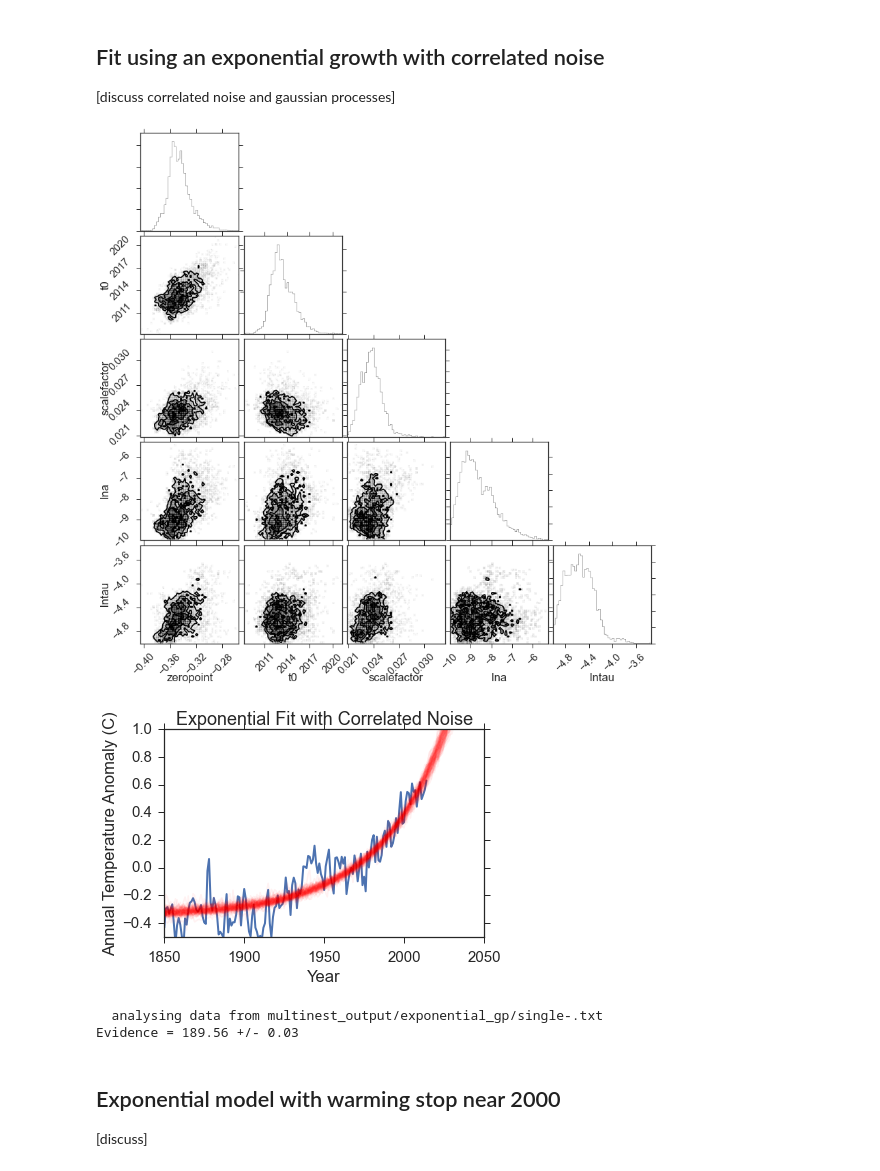
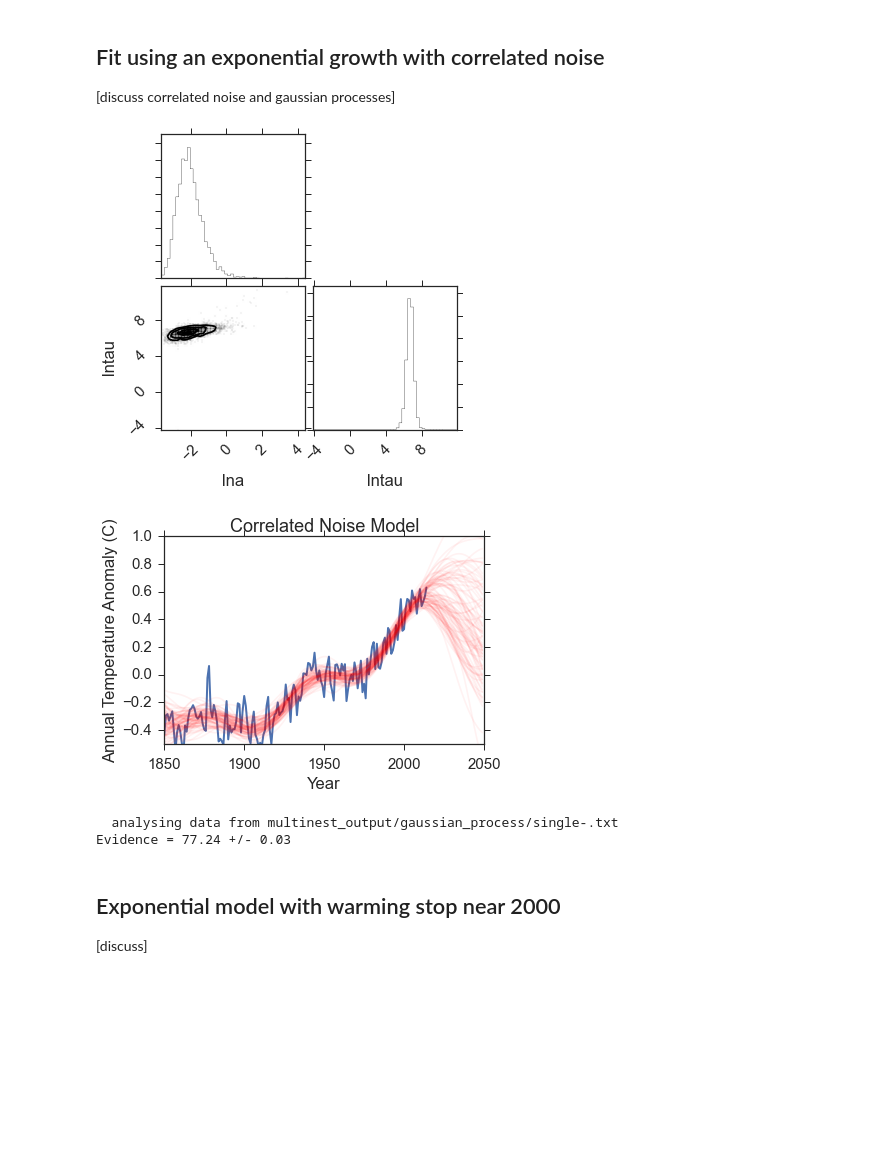
Before and after one commit to kgullikson88/Ipython_Notebooks, a Jupyter notebook: Climate_Data_multinest.ipynb, the cells around one changed output. Drawn from its saved outputs; the diff is of its cells as text; code cells hidden in the pictures; blank space fills up the shorter version.

```diff
--- a/Climate_Data_multinest.ipynb
+++ b/Climate_Data_multinest.ipynb
@@ -109,18 +114,16 @@ Evidence = 101.68 +/- 0.10
 # %%
 import george
 from george import kernels
-class ExponentialGPFitter(Fitters.MultiNestFitter):
+class GPFitter(Fitters.MultiNestFitter):
+
     def mnest_prior(self, cube, ndim, nparams):
         """
         Put in the priors for the parameters here.
         PyMultinest puts all the parameters as uniform distributions from 0-1. We need to transform
           that into the cumulative distribution function for the prior we want.
         """
-        cube[0] = cube[0] - 1 #zero-point: uniform on [-1, 0]
-        cube[1] = cube[1]*1000 + 1500  # Exponential turnover time: uniform on [1500, 2500]
-        cube[2] = cube[2]*0.1  # Exponential scale factor: uniform on [0, 0.1]
-        cube[3] = cube[3]*15 - 10  # ln(a), where a multiplies the GP
-        cube[4] = cube[4]*25 - 5   #ln(tau), where tau is the GP scale factor
+        cube[0] = cube[0]*15 - 10  # ln(a), where a multiplies the GP
+        cube[1] = cube[1]*25 - 5   #ln(tau), where tau is the GP scale factor
         return
 
     def model(self, pars, t):
@@ -130,16 +133,18 @@ class ExponentialGPFitter(Fitters.MultiNestFitter):
         zeropoint, t0, scale_factor = pars
         return np.exp(scale_factor*(t-t0)) + zeropoint
 
+
     def _lnlike(self, pars):
         """
         Over-riding the likelihood function evaluation to use Gaussian Processes.
         """
-        y_pred = self.model(pars[:-2], self.x)
+        y_pred = np.zeros(len(self.x))
 
-        a, tau = np.exp(pars[-2:])
+        a, tau = np.exp(pars)
         gp = george.GP(a * kernels.ExpSquaredKernel(tau), solver=george.HODLRSolver)
         gp.compute(self.x, self.yerr)
         return gp.lnlikelihood(self.y - y_pred)
+
 
     def predict(self, x, N=100, highest=False):
         """
@@ -165,10 +170,10 @@ class ExponentialGPFitter(Fitters.MultiNestFitter):
         y = []
         for i, p in enumerate(pars):
             #print('Generating GP samples for iteration {}/{}'.format(i+1, len(pars)))
-            ypred_data = self.model(p[:-2], self.x)
-            ypred = self.model(p[:-2], x)
+            ypred_data = np.zeros(len(self.x))
+            ypred = np.zeros(len(x))
 
-            a, tau = np.exp(p[-2:])
+            a, tau = np.exp(p)
             gp = george.GP(a * kernels.ExpSquaredKernel(tau), solver=george.HODLRSolver)
             gp.compute(self.x, self.yerr)
             s = gp.sample_conditional(self.y - ypred_data, x) + ypred
@@ -177,20 +182,20 @@ class ExponentialGPFitter(Fitters.MultiNestFitter):
         return np.array(y)
 # %%
 # Set up a new sampler
-exp_gp_fitter = ExponentialGPFitter(x=berkeley_data.Year.values, y=berkeley_data.Anomaly.values,
+gp_fitter = GPFitter(x=berkeley_data.Year.values, y=berkeley_data.Anomaly.values,
                                     yerr=berkeley_data.Anomaly_err.values,
-                                    param_names=['zeropoint', 't0', 'scalefactor', 'lna', 'lntau'])
+                                    param_names=['lna', 'lntau'])
 # %%
-exp_gp_fitter.fit(overwrite=False, basename='multinest_output/exponential_gp/single-')
+gp_fitter.fit(overwrite=False, basename='multinest_output/gaussian_process/single-')
 # %%
-exp_gp_fitter.triangle()
+gp_fitter.triangle()
 # %% [output]
-[figure, old version]
+[figure, new version]
 # %%
 # plot
 fig, ax = plt.subplots()
 ax.plot(berkeley_data.Year, berkeley_data.Anomaly, lw=2)
-ax = exp_gp_fitter.plot_samples(t_samples, N=100, color='red', alpha=0.05, ax=ax)
+ax = gp_fitter.plot_samples(t_samples, N=100, color='red', alpha=0.05, ax=ax)
 ax.set_ylim((-0.5, 1))
 #ax.set_xlabel('Year')
 #ax.set_ylabel('$\Delta T$')
@@ -199,16 +204,16 @@ ax.set_ylim((-0.5, 1))
 plt.xlabel('Year')
 plt.ylabel('Annual Temperature Anomaly (C)')
 plt.subplots_adjust(left=0.16, bottom=0.18)
-plt.title('Exponential Fit with Correlated Noise')
-plt.savefig('{}Exp_GP.png'.format(outdir))
+plt.title('Correlated Noise Model')
+plt.savefig('{}GaussianProcess.png'.format(outdir))
 # %% [output]
-[figure, old version]
+[figure, new version]
 # %%
-exp_gp_evidence = exp_gp_fitter.evidence
-print('Evidence = {:.2f} +/- {:.2f}'.format(*exp_gp_evidence))
+gp_evidence = gp_fitter.evidence
+print('Evidence = {:.2f} +/- {:.2f}'.format(*gp_evidence))
 # %% [output]
-  analysing data from multinest_output/exponential_gp/single-.txt
-Evidence = 189.56 +/- 0.03
+  analysing data from multinest_output/gaussian_process/single-.txt
+Evidence = 77.24 +/- 0.03
 # %% [markdown]
 ## Exponential model with warming stop near 2000
 [discuss]
```
Also changed, not shown: parts of 7 cells of this notebook.
